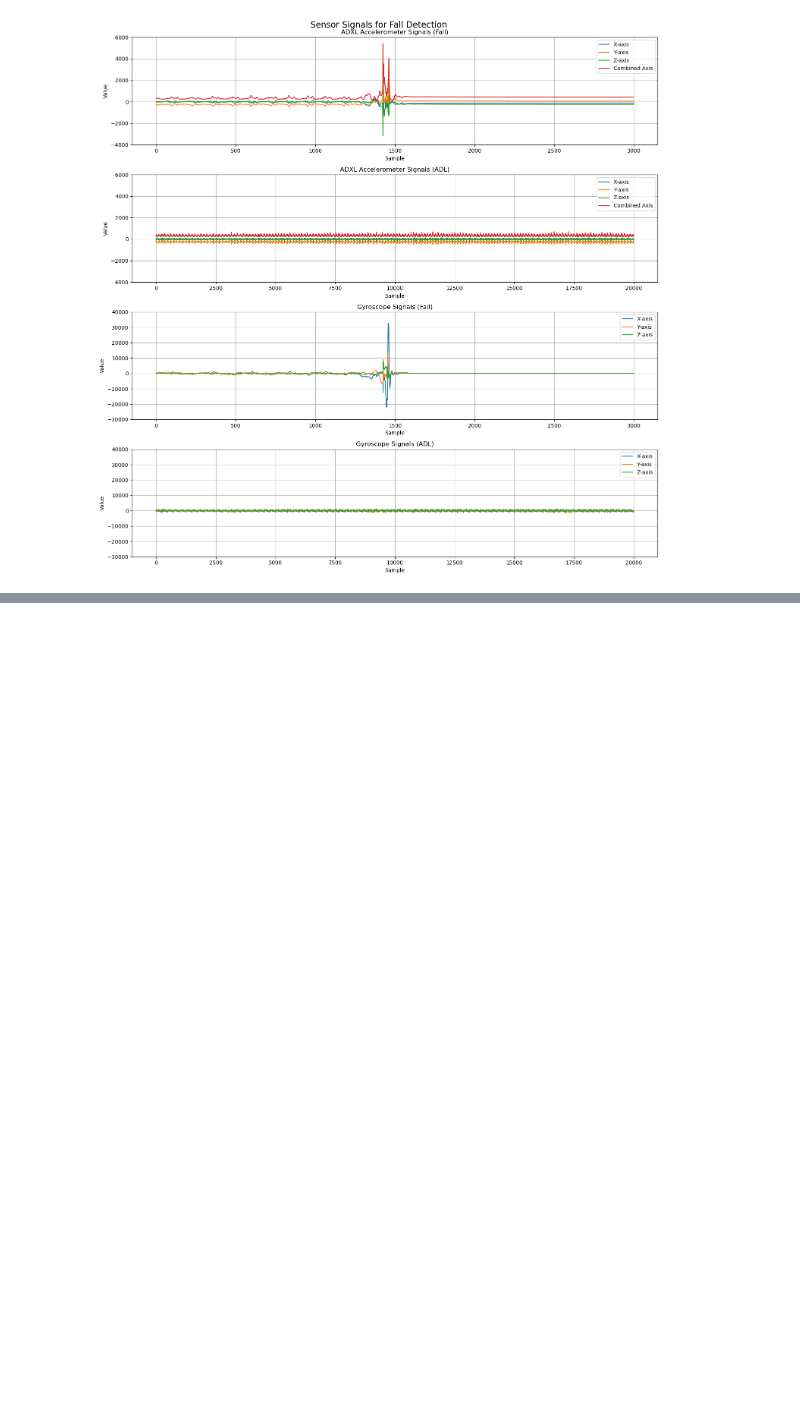
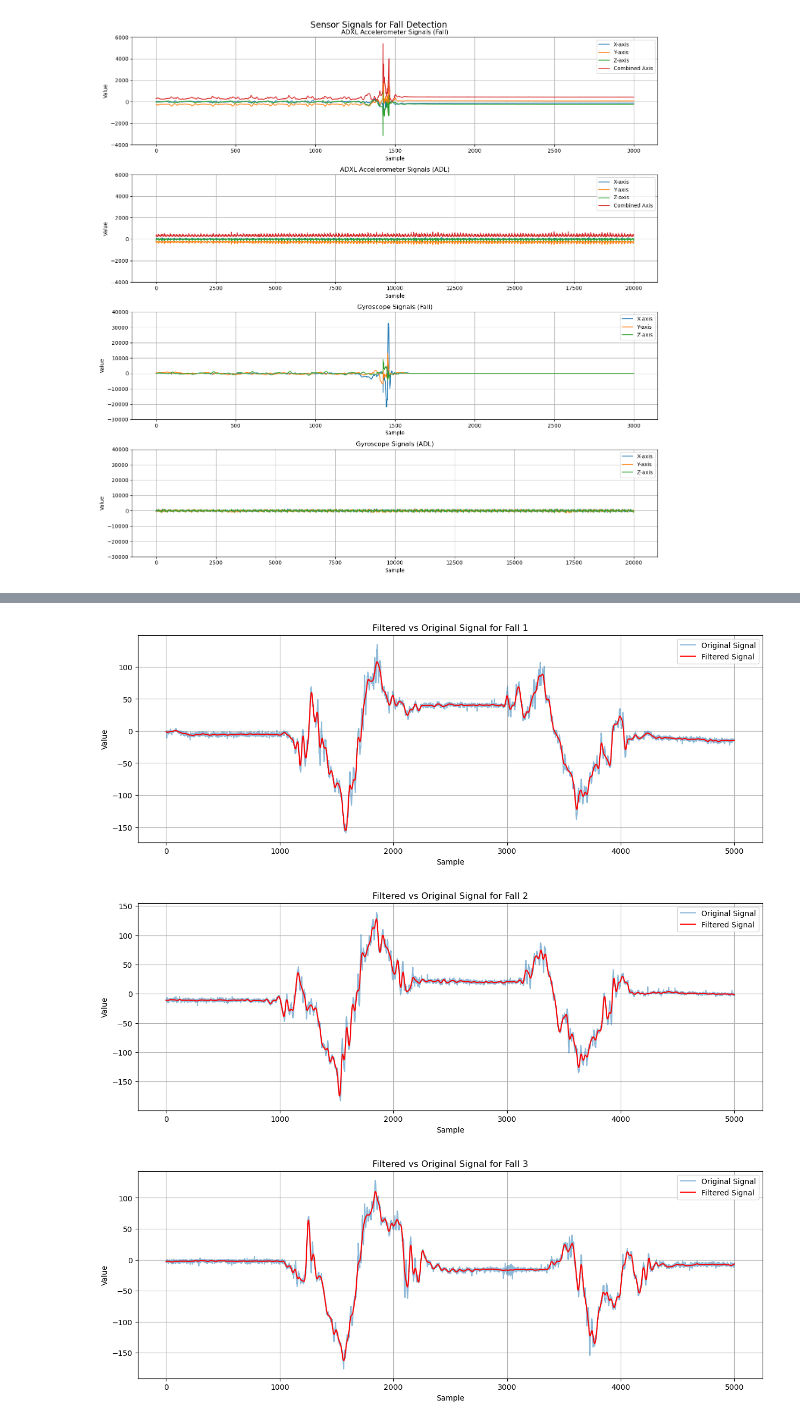
Before and after one commit to AliShrz/earpiece-fall-detection, a Jupyter notebook: main.ipynb, the cells around one changed output, grey strips where cells are left out. Cells and saved outputs as stored; diff of their text form; code cells hidden in the pictures; blank space fills up the shorter version.

```diff
--- a/main.ipynb
+++ b/main.ipynb
@@ -264,0 +342,10 @@ plt.show()
+# %%
+# plot the filtered signals vs original signals
+for i in range(3):
+    original_signal = all_data[-(i+1)][0, :]
+    filtered_signal = all_data_filtered[-(i+1)][0, :]
+    plot_filtered_signals(original_signal, filtered_signal, f'Filtered vs Original Signal for Fall {i+1}')
+# %% [output]
+[figure, added]
+[figure, added]
+[figure, added]
```
Also changed, not shown: parts of 5 cells of this notebook.
